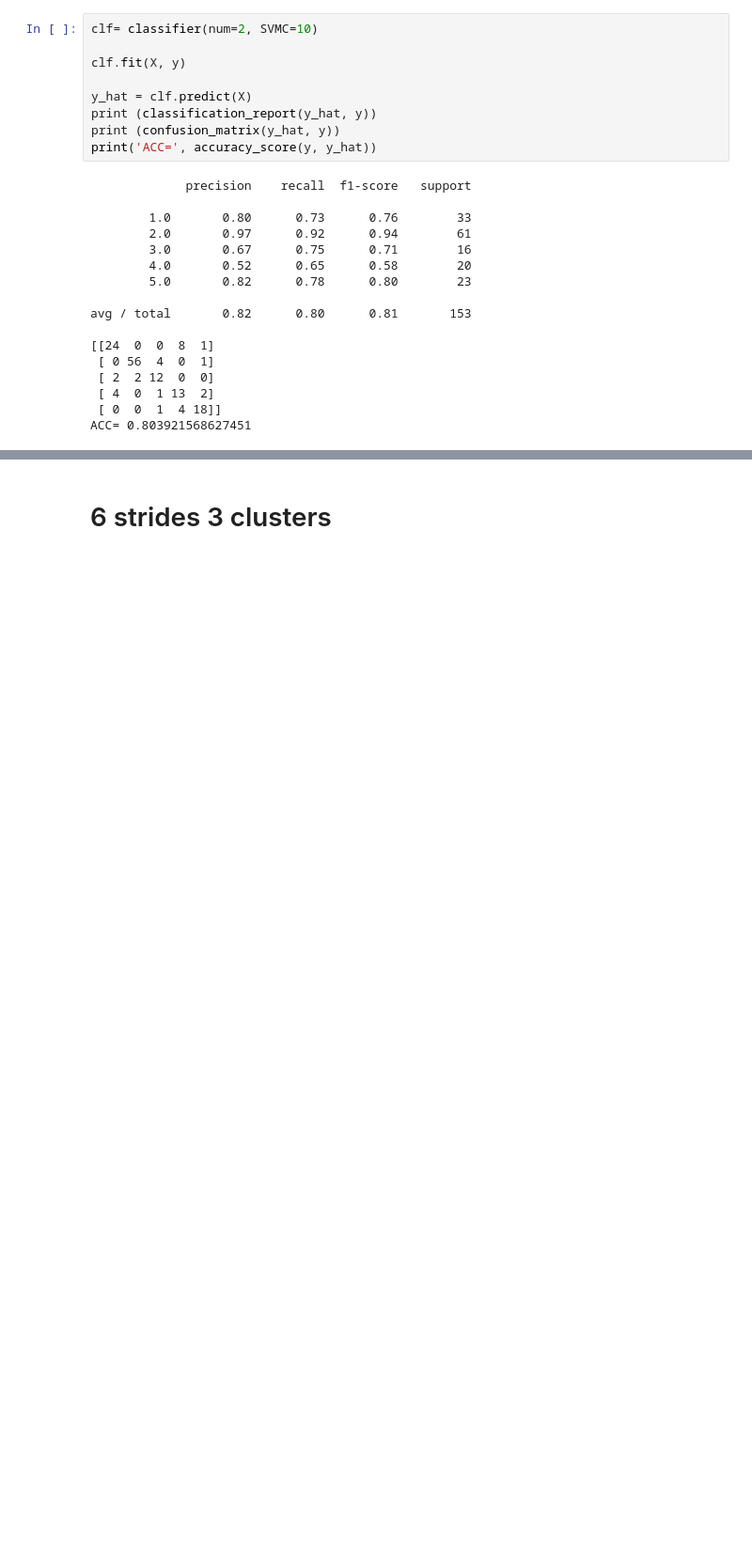
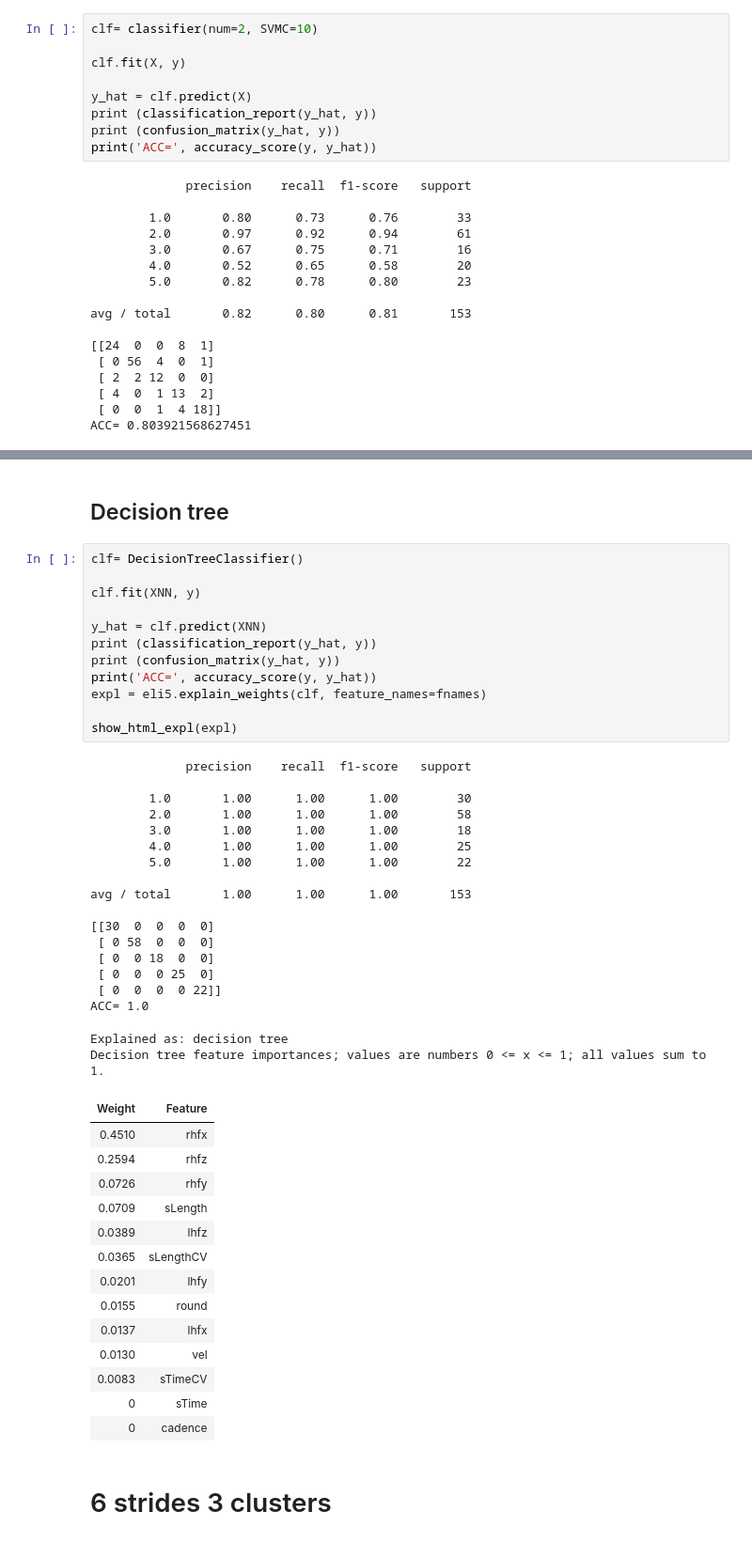
Before and after one commit to bejar/WalkAnalysis, a Jupyter notebook: Explain/Explain.ipynb, the cells around one changed output, grey strips where cells are left out. Shown: that part at 94% size. Drawn from its saved outputs; the diff is of its cells as text; blank space fills up the shorter version.

```diff
--- a/Explain/Explain.ipynb
+++ b/Explain/Explain.ipynb
@@ -422,3 +576,50 @@ Features with largest coefficients per class. Caveats: 1. Be careful with featur
+# %% [markdown]
+## Decision tree
+# %%
+clf= DecisionTreeClassifier()
+
+clf.fit(XNN, y)
+
+y_hat = clf.predict(XNN)
+print (classification_report(y_hat, y))
+print (confusion_matrix(y_hat, y))
+print('ACC=', accuracy_score(y, y_hat))
+expl = eli5.explain_weights(clf, feature_names=fnames)
+
+show_html_expl(expl)
+# %% [output]
+             precision    recall  f1-score   support
+
+        1.0       1.00      1.00      1.00        30
+        2.0       1.00      1.00      1.00        58
+        3.0       1.00      1.00      1.00        18
+        4.0       1.00      1.00      1.00        25
+        5.0       1.00      1.00      1.00        22
+
+avg / total       1.00      1.00      1.00       153
+
+[[30  0  0  0  0]
+ [ 0 58  0  0  0]
+ [ 0  0 18  0  0]
+ [ 0  0  0 25  0]
+ [ 0  0  0  0 22]]
+ACC= 1.0
+Explained as: decision tree
+Decision tree feature importances; values are numbers 0 <= x <= 1; all values sum to 1.
+| Weight | Feature |
+| 0.4510 | rhfx |
+| 0.2594 | rhfz |
+| 0.0726 | rhfy |
+| 0.0709 | sLength |
+| 0.0389 | lhfz |
+| 0.0365 | sLengthCV |
+| 0.0201 | lhfy |
+| 0.0155 | round |
+| 0.0137 | lhfx |
+| 0.0130 | vel |
+| 0.0083 | sTimeCV |
+| 0 | sTime |
+| 0 | cadence |
 # %% [markdown]
 # 6 strides 3 clusters
 # %%
```
Also changed, not shown: parts of 30 cells of this notebook.
